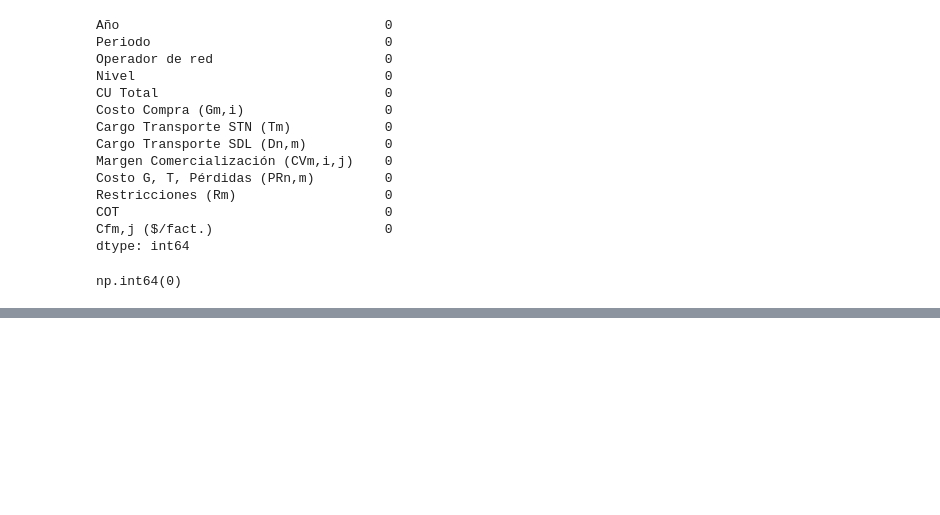
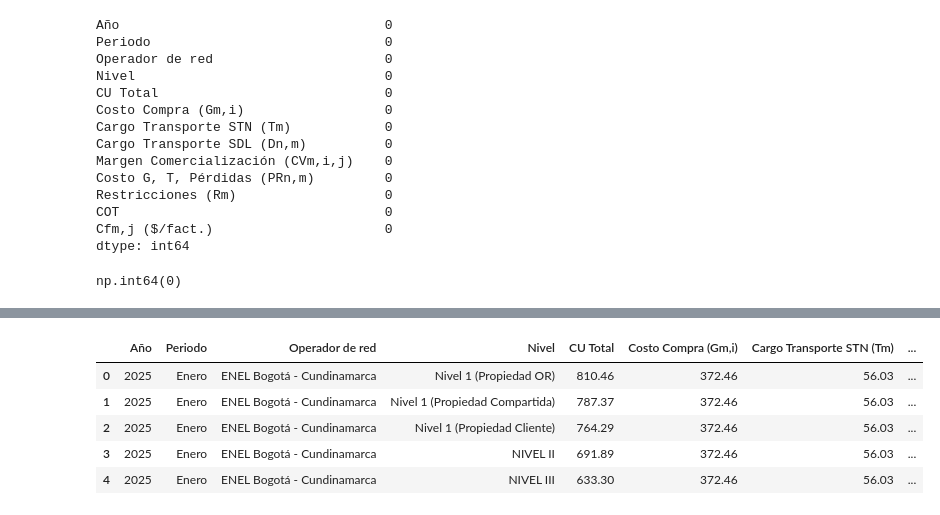
Before and after one commit to estebanvsq/Proyecto_AnalisisDeDatos, a Jupyter notebook: Proyecto/Proyecto_Análisis_Datos.ipynb, the cells around one changed output, grey strips where cells are left out. Saved outputs shown, nothing was run; the diff lists cells and outputs as text; code cells hidden in the pictures; blank space fills up the shorter version.

```diff
--- a/Proyecto/Proyecto_Análisis_Datos.ipynb
+++ b/Proyecto/Proyecto_Análisis_Datos.ipynb
@@ -201,0 +256,15 @@ np.int64(0)
+# %%
+# Pasarlo a formato fecha
+
+df['Fecha'] = pd.to_datetime(
+    dict(year=df['Año'], month=df['Num_Periodo'], day=1)
+).dt.to_period('M')
+
+df.head()
+# %% [output]
+|  | Año | Periodo | Operador de red | Nivel | CU Total | Costo Compra (Gm,i) | Cargo Transporte STN (Tm) | ... |
+| 0 | 2025 | Enero | ENEL Bogotá - Cundinamarca | Nivel 1 (Propiedad OR) | 810.46 | 372.46 | 56.03 | ... |
+| 1 | 2025 | Enero | ENEL Bogotá - Cundinamarca | Nivel 1 (Propiedad Compartida) | 787.37 | 372.46 | 56.03 | ... |
+| 2 | 2025 | Enero | ENEL Bogotá - Cundinamarca | Nivel 1 (Propiedad Cliente) | 764.29 | 372.46 | 56.03 | ... |
+| 3 | 2025 | Enero | ENEL Bogotá - Cundinamarca | NIVEL II | 691.89 | 372.46 | 56.03 | ... |
+| 4 | 2025 | Enero | ENEL Bogotá - Cundinamarca | NIVEL III | 633.30 | 372.46 | 56.03 | ... |
```
Also changed, not shown: parts of 7 cells of this notebook, 1 other file.
